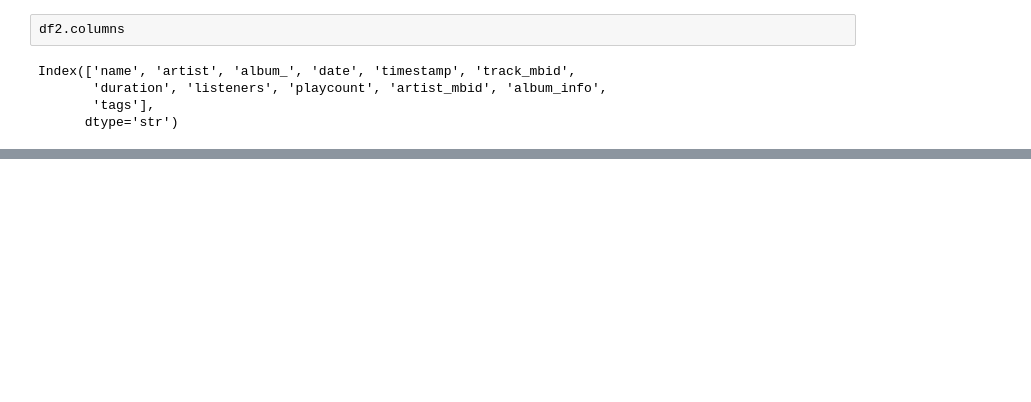
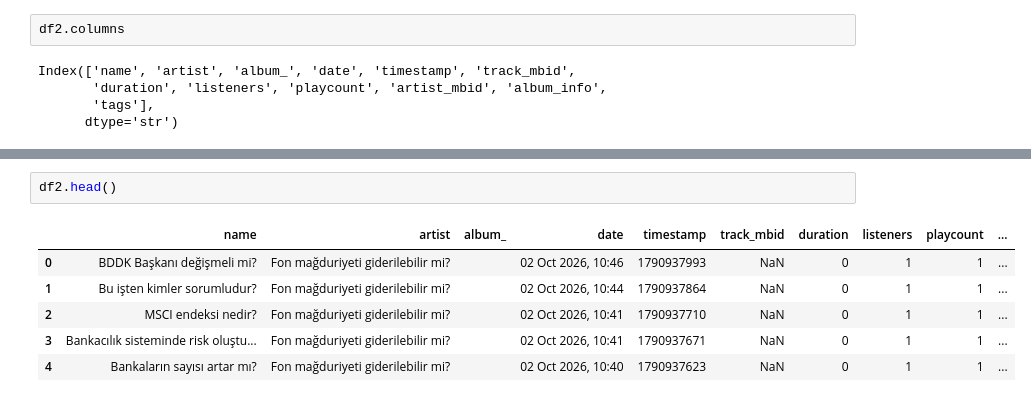
Before and after one commit to HashAlike/Music-Taste-Age, a Jupyter notebook: notebooks/exploration.ipynb, the cells around one changed output, grey strips where cells are left out. Drawn from its saved outputs; the diff is of its cells as text; blank space fills up the shorter version.

```diff
--- a/notebooks/exploration.ipynb
+++ b/notebooks/exploration.ipynb
@@ -159,0 +222,9 @@ Name: count, Length: 506, dtype: int64
+# %%
+df2.head()
+# %% [output]
+|  | name | artist | album_ | date | timestamp | track_mbid | duration | listeners | playcount | ... |
+| 0 | BDDK Başkanı değişmeli mi? | Fon mağduriyeti giderilebilir mi? |  | 02 Oct 2026, 10:46 | 1790937993 | NaN | 0 | 1 | 1 | ... |
+| 1 | Bu işten kimler sorumludur? | Fon mağduriyeti giderilebilir mi? |  | 02 Oct 2026, 10:44 | 1790937864 | NaN | 0 | 1 | 1 | ... |
+| 2 | MSCI endeksi nedir? | Fon mağduriyeti giderilebilir mi? |  | 02 Oct 2026, 10:41 | 1790937710 | NaN | 0 | 1 | 1 | ... |
+| 3 | Bankacılık sisteminde risk oluştu... | Fon mağduriyeti giderilebilir mi? |  | 02 Oct 2026, 10:41 | 1790937671 | NaN | 0 | 1 | 1 | ... |
+| 4 | Bankaların sayısı artar mı? | Fon mağduriyeti giderilebilir mi? |  | 02 Oct 2026, 10:40 | 1790937623 | NaN | 0 | 1 | 1 | ... |
```
Also changed, not shown: parts of 20 cells of this notebook.
